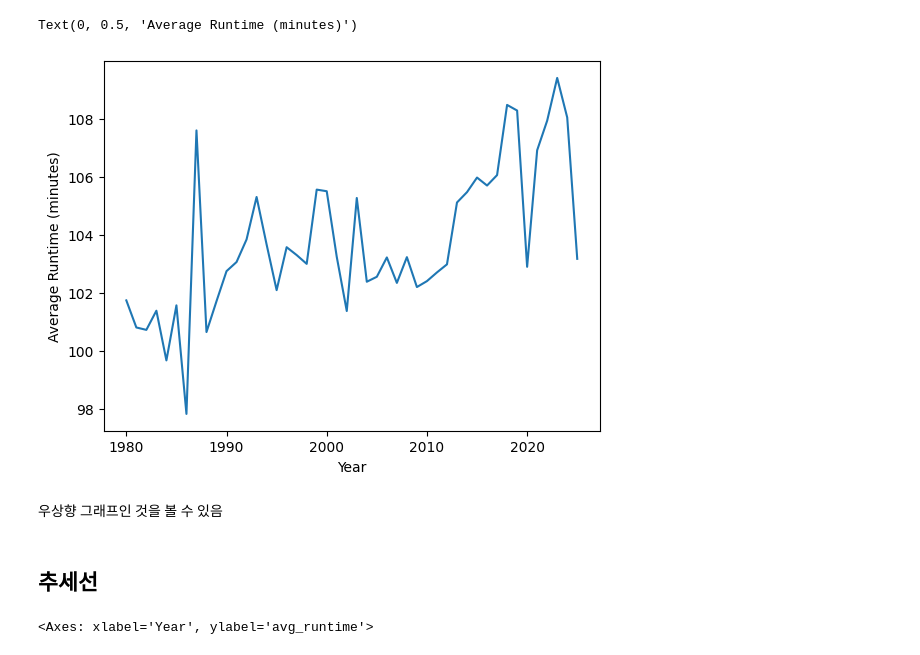
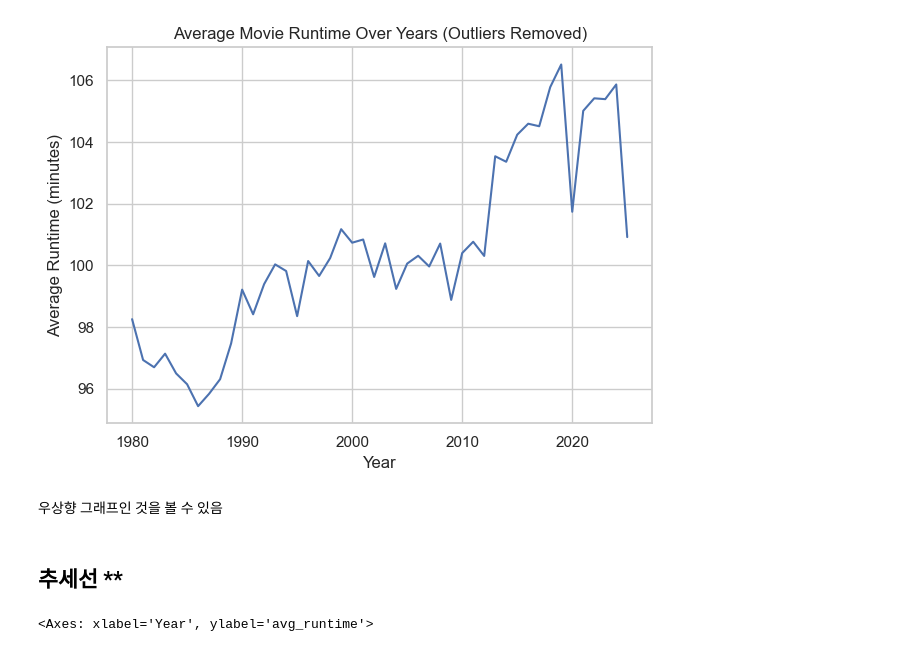
Before and after one commit to Encore-SKN-17/EDA_MINI_1TEAM, a Jupyter notebook: movie_EDA.ipynb, the cells around one changed output. Drawn from its saved outputs; the diff is of its cells as text; code cells hidden in the pictures.

```diff
--- a/movie_EDA.ipynb
+++ b/movie_EDA.ipynb
@@ -37,20 +39,33 @@ memory usage: 1.5+ MB
-# %%
-avg_movie_runtime_df = movie_df.groupby('Year').agg(
-    avg_runtime = ('Duration_minute', 'mean')
-).reset_index()
-
-#avg_movie_runtime_df
-
-sns.lineplot(data=avg_movie_runtime_df, x="Year", y="avg_runtime")
-plt.xlabel('Year')
-plt.ylabel('Average Runtime (minutes)')
-# %% [output]
-Text(0, 0.5, 'Average Runtime (minutes)')
-[figure, removed]
+# %%
+# IOR 밖 이상치 제거 helper 함수
+def remove_outliers_iqr(df, column):
+    Q1 = df[column].quantile(0.25)
+    Q3 = df[column].quantile(0.75)
+    IQR = Q3 - Q1
+    return df[(df[column] >= Q1 - 1.5 * IQR) & (df[column] <= Q3 + 1.5 * IQR)]
+
+# 연도별로 이상치 제거
+filtered_df = movie_df[movie_df['Duration_minute'].notna()]
+filtered_df = filtered_df.groupby('Year', group_keys=False).apply(lambda x: remove_outliers_iqr(x, 'Duration_minute'))
+
+# 연도별 평균 상영시간
+avg_movie_runtime_df = filtered_df.groupby('Year').agg(
+    avg_runtime=('Duration_minute', 'mean')
+).reset_index()
+
+sns.lineplot(data=avg_movie_runtime_df, x="Year", y="avg_runtime")
+plt.xlabel('Year')
+plt.ylabel('Average Runtime (minutes)')
+plt.title('Average Movie Runtime Over Years (Outliers Removed)')
+plt.grid(True)
+plt.tight_layout()
+plt.show()
+# %% [output]
+[figure, added]
 # %% [markdown]
 우상향 그래프인 것을 볼 수 있음
 # %% [markdown]
-## 추세선
+## 추세선 **
 # %%
 sns.regplot(data=avg_movie_runtime_df, x='Year',y='avg_runtime' ,scatter=True, color='red', line_kws={'linestyle': '--', 'linewidth': 2})
 # %% [output]
```
Also changed, not shown: parts of 21 cells of this notebook, 1 other file.
